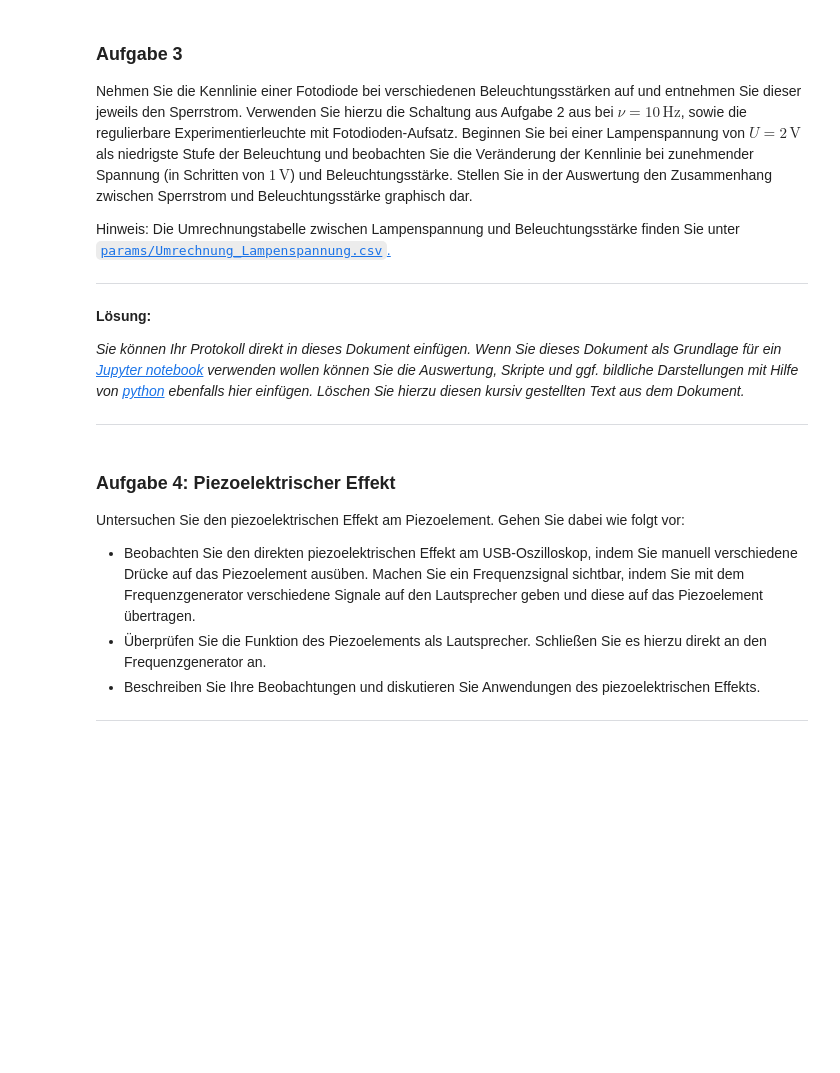
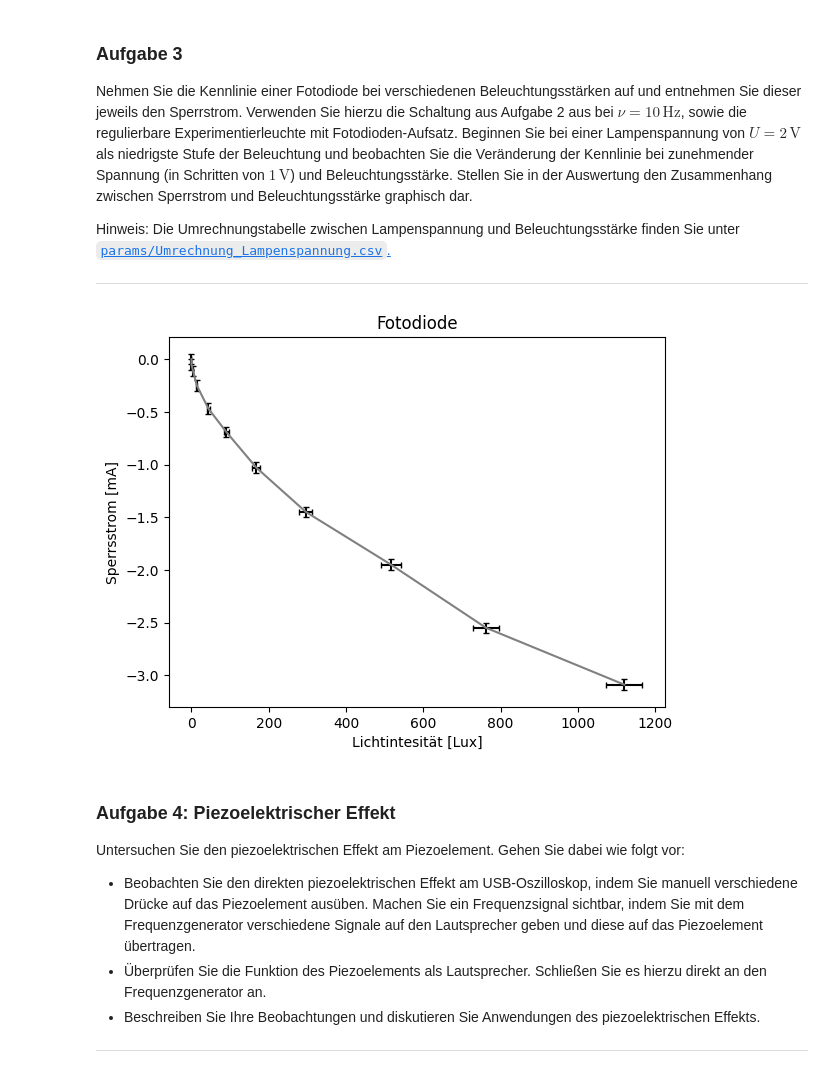
Before and after one commit to HerbertderGrosse/P2-sose-2024, a Jupyter notebook: Elektrische_Bauelemente/Elektrische_Bauelemente.ipynb, the cells around one changed output. Drawn from its saved outputs; the diff is of its cells as text; code cells hidden in the pictures; blank space fills up the shorter version.

```diff
--- a/Elektrische_Bauelemente/Elektrische_Bauelemente.ipynb
+++ b/Elektrische_Bauelemente/Elektrische_Bauelemente.ipynb
@@ -287,13 +364,19 @@ Hinweis: Die Umrechnungstabelle zwischen Lampenspannung und Beleuchtungsstärke
 
 ---
 # %%
-belichtete_diode = np.array([[2,0],[3,-0.005],[4,-0.011],[5,0.025],[6,-0.047],[7,-0.069],[8,-0.103],[9,-0.145],[10,-0.195],[11,-0.255],[12,-0.309]])
+belichtete_diode = np.array([[2,0],[3,-0.005],[4,-0.011],[5,-0.025],[6,-0.047],[7,-0.069],[8,-0.103],[9,-0.145],[10,-0.195],[11,-0.255],[12,-0.309]])
+R = 100
+umrechnung = pd.read_csv('params/Umrechnung_Lampenspannung.csv')
+umrechnung['factor'] = umrechnung['E (lux)']/umrechnung['U (V)']
+errx = 0.5*umrechnung['factor'][2:13]
+x_val = belichtete_diode[:,0]*umrechnung['factor'][2:13]
+plt.errorbar(x_val,belichtete_diode[:,1]/R*1000,0.005/R*1000,errx,color='grey',ecolor='black',capsize=2)
+plt.title('Fotodiode')
+plt.ylabel('Sperrsstrom [mA]')
+plt.xlabel('Lichtintesität [Lux]')
+plt.show()
+# %% [output]
+[figure, added]
-# %% [markdown]
-**Lösung:**
-
-*Sie können Ihr Protokoll direkt in dieses Dokument einfügen. Wenn Sie dieses Dokument als Grundlage für ein [Jupyter notebook](https://jupyter.org/) verwenden wollen können Sie die Auswertung, Skripte und ggf. bildliche Darstellungen mit Hilfe von [python](https://www.python.org/) ebenfalls hier einfügen. Löschen Sie hierzu diesen kursiv gestellten Text aus dem Dokument.*
-
----
 # %% [markdown]
 ### Aufgabe 4: Piezoelektrischer Effekt
 
```
Also changed, not shown: parts of 14 cells of this notebook, 1 other file.
